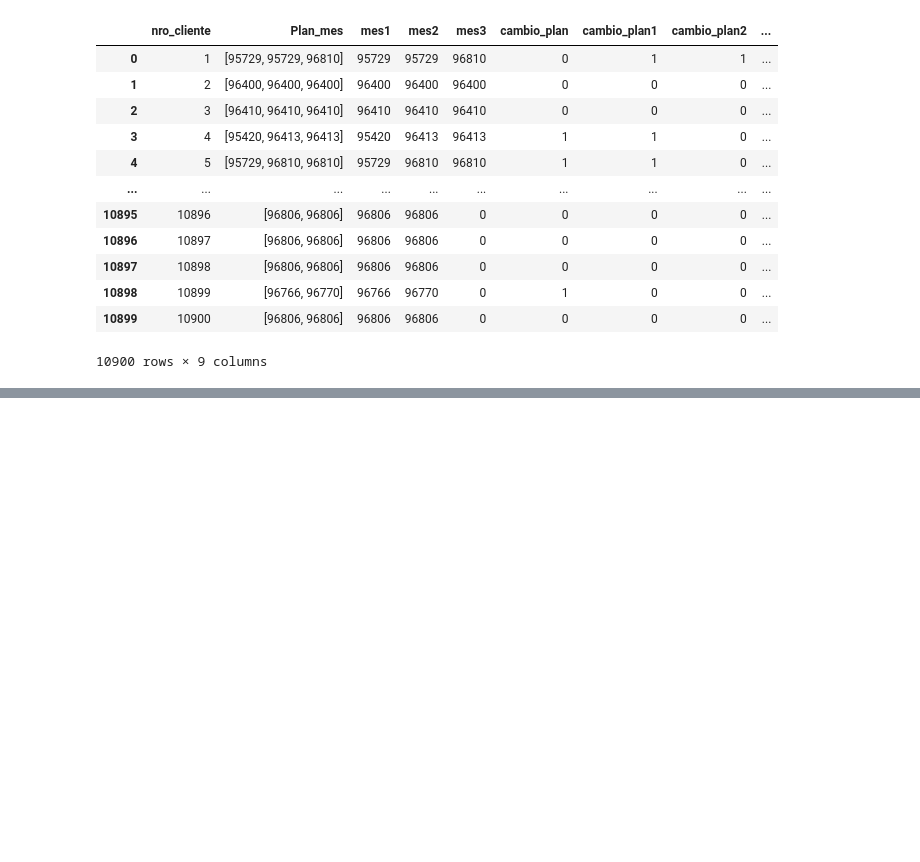
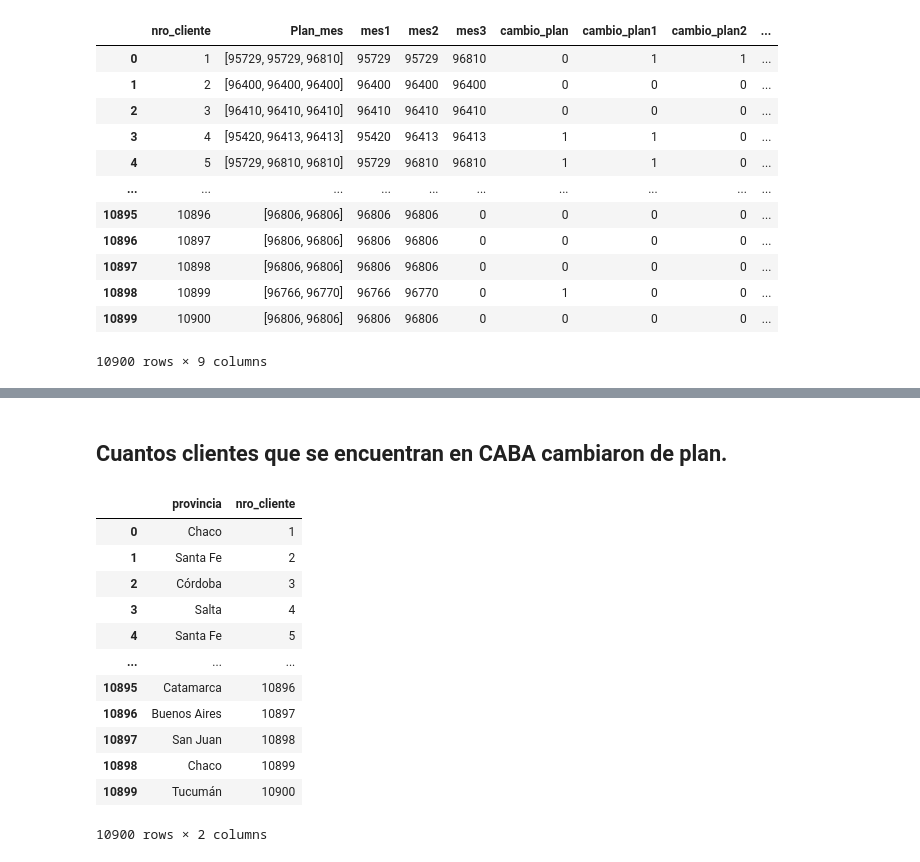
Before and after one commit to NapoliD/telecom, a Jupyter notebook: Clientes.ipynb, the cells around one changed output, grey strips where cells are left out. Saved outputs shown, nothing was run; the diff lists cells and outputs as text; code cells hidden in the pictures; blank space fills up the shorter version.

```diff
--- a/Clientes.ipynb
+++ b/Clientes.ipynb
@@ -159,0 +194,19 @@ base_final.to_csv("Clientes_cambio_plan.csv",index=False)
+# %% [markdown]
+<h2> Cuantos clientes que se encuentran en CABA cambiaron de plan.</h2>
+# %%
+provincia = pd.read_csv('provincia.csv',sep=';',encoding='latin-1',decimal=',',thousands='.')
+provincia
+# %% [output]
+|  | provincia | nro_cliente |
+| 0 | Chaco | 1 |
+| 1 | Santa Fe | 2 |
+| 2 | Córdoba | 3 |
+| 3 | Salta | 4 |
+| 4 | Santa Fe | 5 |
+| ... | ... | ... |
+| 10895 | Catamarca | 10896 |
+| 10896 | Buenos Aires | 10897 |
+| 10897 | San Juan | 10898 |
+| 10898 | Chaco | 10899 |
+| 10899 | Tucumán | 10900 |
+10900 rows × 2 columns
```
Also changed, not shown: parts of 6 cells of this notebook.
